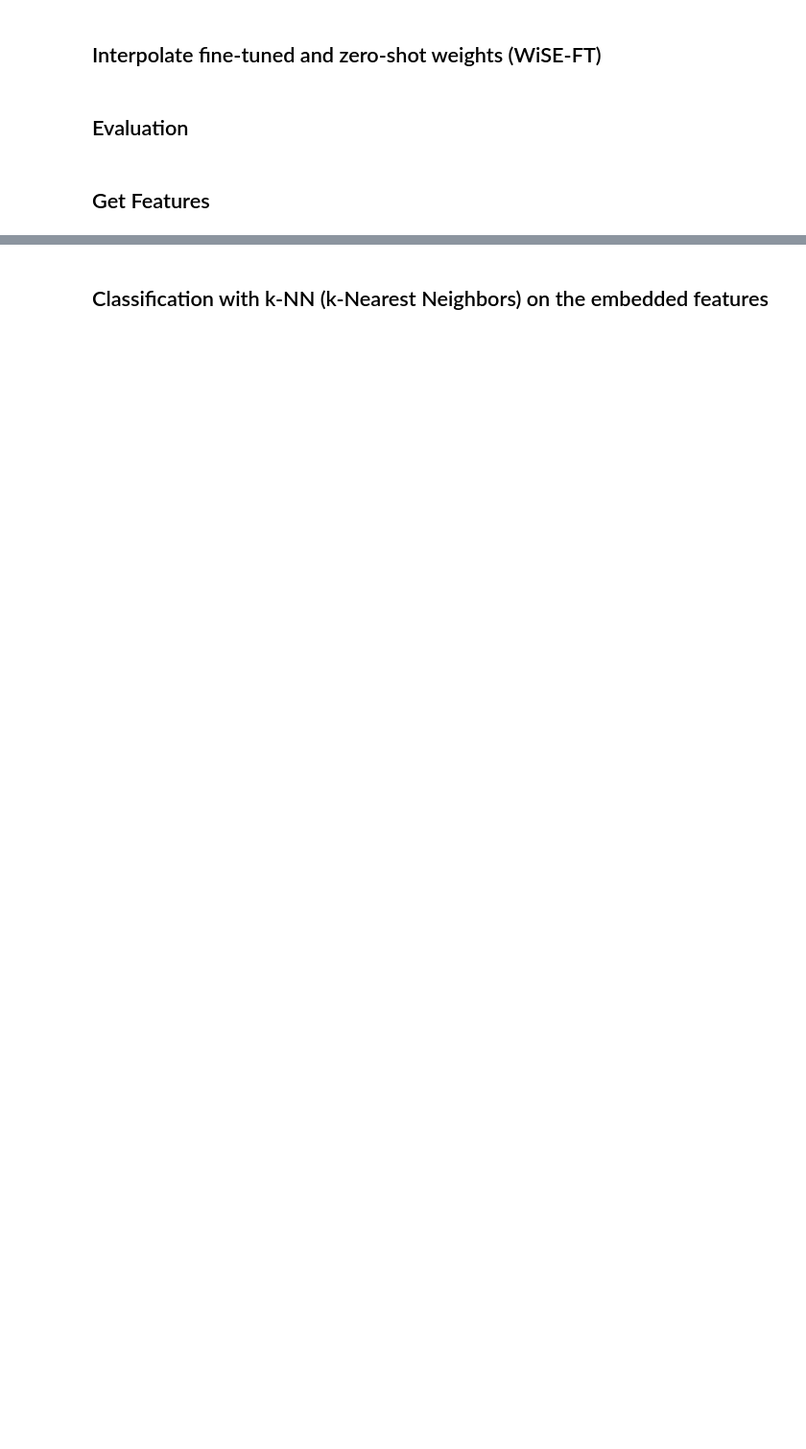
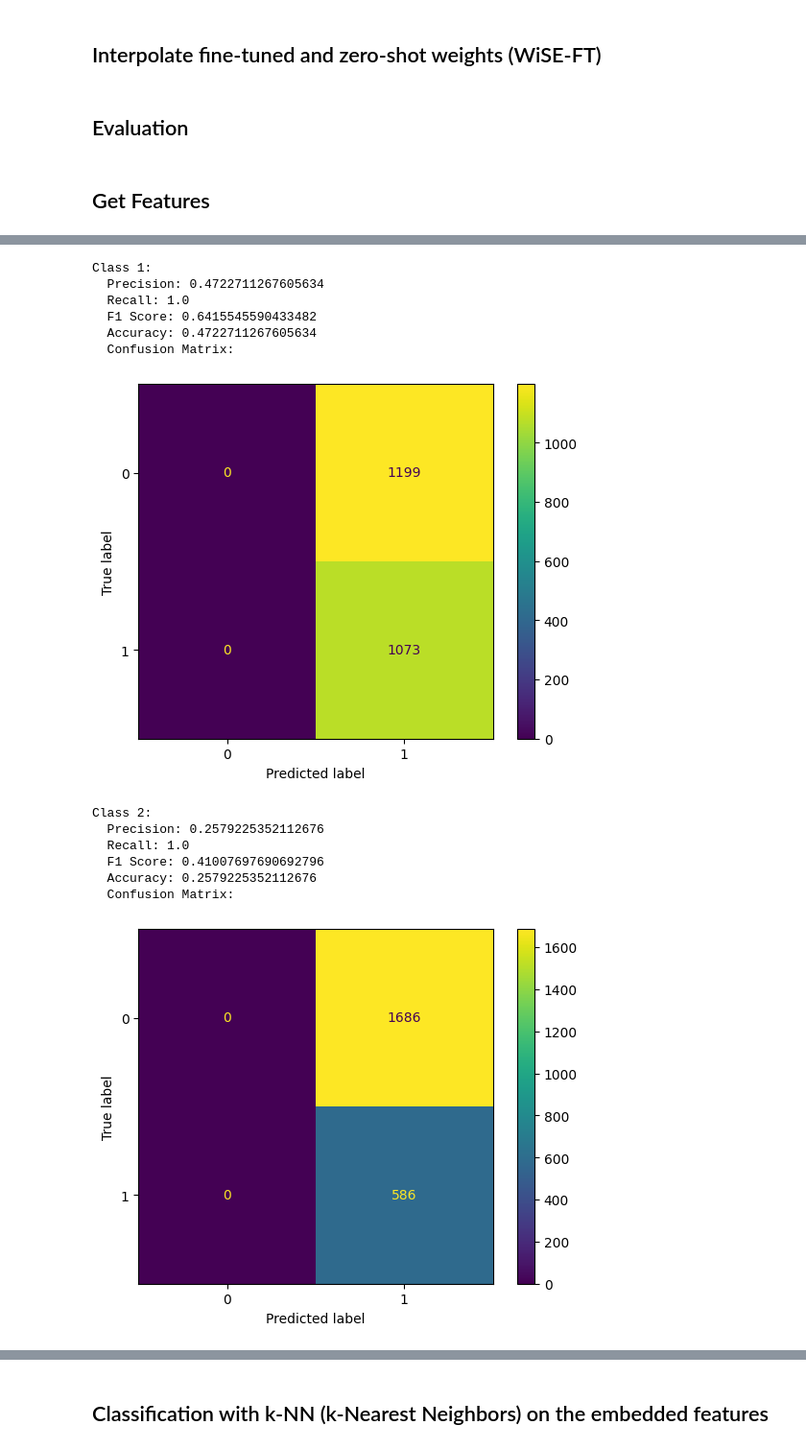
Before and after one commit to ONiT-project/open_clip_finetune, a Jupyter notebook: open-CLIP-finetune.ipynb, the cells around one changed output, grey strips where cells are left out. Shown at 96% size. Drawn from its saved outputs; the diff is of its cells as text; code cells hidden in the pictures; blank space fills up the shorter version.

```diff
--- a/open-CLIP-finetune.ipynb
+++ b/open-CLIP-finetune.ipynb
@@ -688,0 +704,79 @@ print(image_features.shape, text_features.shape, labels.shape)
+# %%
+# Class prediction for multi-class classification of full dataset
+
+with torch.no_grad():
+    class_tokens = class_tokens.cuda()
+    class_features = model.model.encode_text(class_tokens).float()
+    class_features /= class_features.norm(dim=-1, keepdim=True)
+
+image_features = torch.tensor(image_features)
+image_features = image_features.clone().detach().cuda()
+class_probs = (0.01 * image_features @ class_features.T).sigmoid()
+
+# Set a threshold (you can experiment with different values)
+threshold = 0.5
+
+# Convert probabilities to binary predictions based on the threshold
+predictions = (class_probs > threshold).float()
+
+#class_probs = (100.0 * image_features @ class_features.T).softmax(dim=-1) # softmax is for single label classification!
+top_probs, top_labels = predictions.cpu().topk(4, dim=-1)
+# %%
+from sklearn.metrics import precision_score, recall_score, f1_score, accuracy_score, multilabel_confusion_matrix, ConfusionMatrixDisplay
+import numpy as np
+
+true_labels =  labels_num
+predictions =  predictions.cpu()
+
+# Assuming true_labels is the ground truth and predictions are the model predictions
+# You may need to adjust the axis parameter based on your data format
+# For example, if axis=0, it means that each column represents a class
+# If axis=1, it means that each row represents a class
+
+# Precision, Recall, F1 Score, and Accuracy for each class
+precision_per_class = precision_score(true_labels, predictions, average=None)
+recall_per_class = recall_score(true_labels, predictions, average=None)
+f1_per_class = f1_score(true_labels, predictions, average=None)
+
+# Multilabel confusion matrix
+confusion_matrices = multilabel_confusion_matrix(true_labels, predictions)
+
+# Calculate accuracy per class
+accuracy_per_class = []
+for i in range(len(confusion_matrices)):
+    tn, fp, fn, tp = confusion_matrices[i].ravel()
+    accuracy = (tp + tn) / (tp + tn + fp + fn) if (tp + tn + fp + fn) != 0 else 0
+    accuracy_per_class.append(accuracy)
+
+# Display the results for each class
+for i in range(len(precision_per_class)):
+    print(f"Class {i + 1}:")
+    print(f"  Precision: {precision_per_class[i]}")
+    print(f"  Recall: {recall_per_class[i]}")
+    print(f"  F1 Score: {f1_per_class[i]}")
+    print(f"  Accuracy: {accuracy_per_class[i]}")
+    print(f"  Confusion Matrix:")
+
+    # Plot confusion matrix
+    fig, ax = plt.subplots()
+    classes = [f"Class {j}" for j in range(confusion_matrices.shape[1])]
+    disp = ConfusionMatrixDisplay(confusion_matrices[i])
+    disp.plot(cmap='viridis', ax=ax)
+    plt.show()
+
+    print()
+# %% [output]
+Class 1:
+  Precision: 0.4722711267605634
+  Recall: 1.0
+  F1 Score: 0.6415545590433482
+  Accuracy: 0.4722711267605634
+  Confusion Matrix:
+[figure, added]
+Class 2:
+  Precision: 0.2579225352112676
+  Recall: 1.0
+  F1 Score: 0.41007697690692796
+  Accuracy: 0.2579225352112676
+  Confusion Matrix:
+[figure, added]
```
Also changed, not shown: parts of 17 cells of this notebook.
